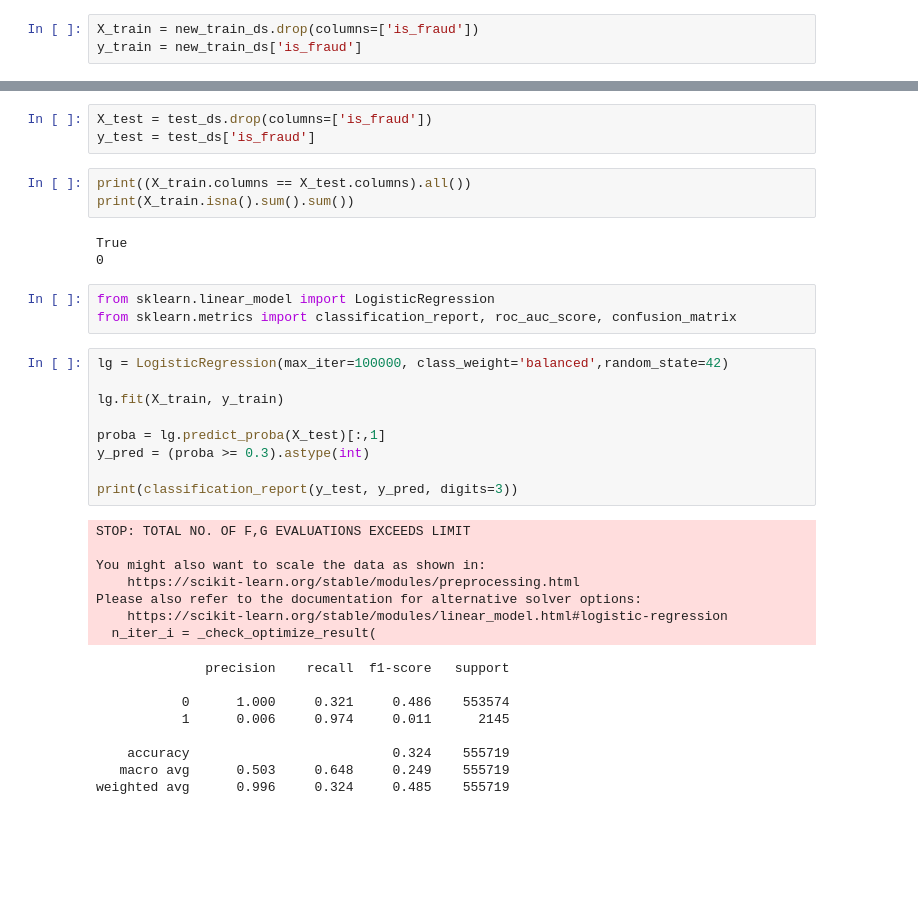
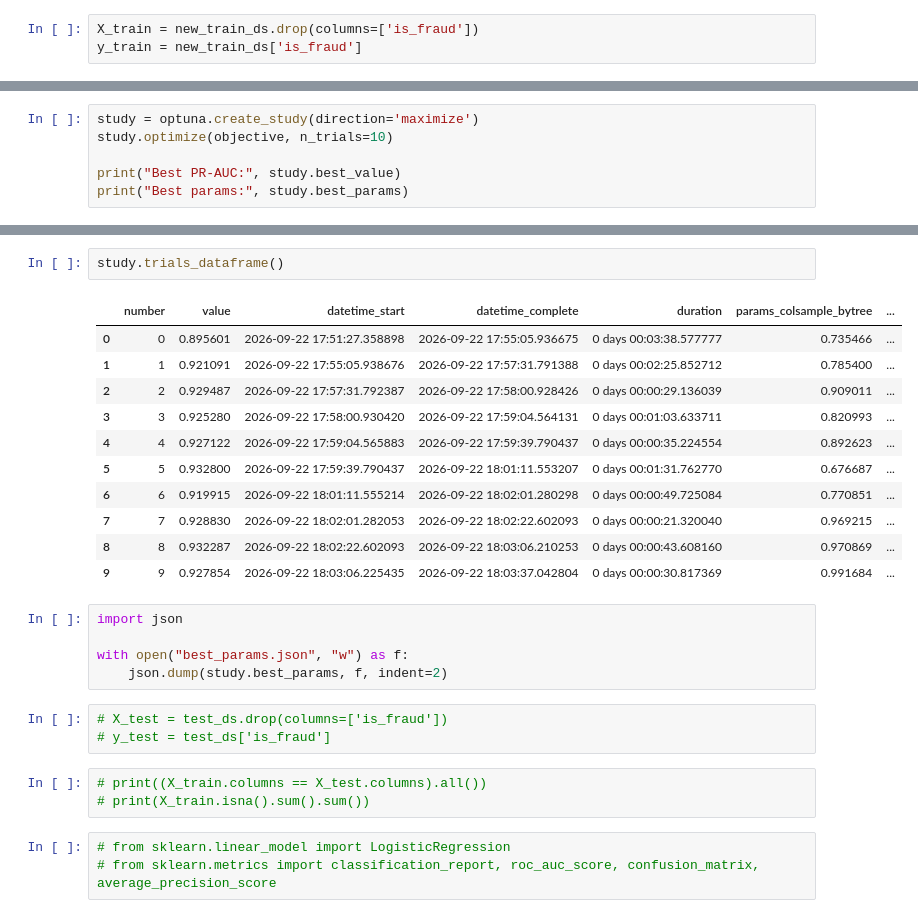
Before and after one commit to Jefferson-Aggor/fraud-detection, a Jupyter notebook: notebooks/model.ipynb, the cells around one changed output, grey strips where cells are left out. Drawn from its saved outputs; the diff is of its cells as text; blank space fills up the shorter version.

Commit message:
Fraud detection: testing

```diff
--- a/notebooks/model.ipynb
+++ b/notebooks/model.ipynb
@@ -721,0 +932,6 @@ y_train = new_train_ds['is_fraud']
+# %%
+study = optuna.create_study(direction='maximize')
+study.optimize(objective, n_trials=10)
+
+print("Best PR-AUC:", study.best_value)
+print("Best params:", study.best_params)
@@ -722,38 +963,29 @@ y_train = new_train_ds['is_fraud']
+# %%
+study.trials_dataframe()
+# %% [output]
+|  | number | value | datetime_start | datetime_complete | duration | params_colsample_bytree | ... |
+| 0 | 0 | 0.895601 | 2026-09-22 17:51:27.358898 | 2026-09-22 17:55:05.936675 | 0 days 00:03:38.577777 | 0.735466 | ... |
+| 1 | 1 | 0.921091 | 2026-09-22 17:55:05.938676 | 2026-09-22 17:57:31.791388 | 0 days 00:02:25.852712 | 0.785400 | ... |
+| 2 | 2 | 0.929487 | 2026-09-22 17:57:31.792387 | 2026-09-22 17:58:00.928426 | 0 days 00:00:29.136039 | 0.909011 | ... |
+| 3 | 3 | 0.925280 | 2026-09-22 17:58:00.930420 | 2026-09-22 17:59:04.564131 | 0 days 00:01:03.633711 | 0.820993 | ... |
+| 4 | 4 | 0.927122 | 2026-09-22 17:59:04.565883 | 2026-09-22 17:59:39.790437 | 0 days 00:00:35.224554 | 0.892623 | ... |
+| 5 | 5 | 0.932800 | 2026-09-22 17:59:39.790437 | 2026-09-22 18:01:11.553207 | 0 days 00:01:31.762770 | 0.676687 | ... |
+| 6 | 6 | 0.919915 | 2026-09-22 18:01:11.555214 | 2026-09-22 18:02:01.280298 | 0 days 00:00:49.725084 | 0.770851 | ... |
+| 7 | 7 | 0.928830 | 2026-09-22 18:02:01.282053 | 2026-09-22 18:02:22.602093 | 0 days 00:00:21.320040 | 0.969215 | ... |
+| 8 | 8 | 0.932287 | 2026-09-22 18:02:22.602093 | 2026-09-22 18:03:06.210253 | 0 days 00:00:43.608160 | 0.970869 | ... |
+| 9 | 9 | 0.927854 | 2026-09-22 18:03:06.225435 | 2026-09-22 18:03:37.042804 | 0 days 00:00:30.817369 | 0.991684 | ... |
+# %%
+import json
+
+with open("best_params.json", "w") as f:
+    json.dump(study.best_params, f, indent=2)
 # %%
-X_test = test_ds.drop(columns=['is_fraud'])
-y_test = test_ds['is_fraud']
+# X_test = test_ds.drop(columns=['is_fraud'])
+# y_test = test_ds['is_fraud']
 # %%
-print((X_train.columns == X_test.columns).all())
-print(X_train.isna().sum().sum())
+# print((X_train.columns == X_test.columns).all())
+# print(X_train.isna().sum().sum())
-# %% [output]
-True
-0
 # %%
-from sklearn.linear_model import LogisticRegression
-from sklearn.metrics import classification_report, roc_auc_score, confusion_matrix
+# from sklearn.linear_model import LogisticRegression
+# from sklearn.metrics import classification_report, roc_auc_score, confusion_matrix, average_precision_score
-# %%
-lg = LogisticRegression(max_iter=100000, class_weight='balanced',random_state=42)
-
-lg.fit(X_train, y_train)
-
-proba = lg.predict_proba(X_test)[:,1]
-y_pred = (proba >= 0.3).astype(int)
-
-print(classification_report(y_test, y_pred, digits=3))
-# %% [output]
-STOP: TOTAL NO. OF F,G EVALUATIONS EXCEEDS LIMIT
-
-You might also want to scale the data as shown in:
-    https://scikit-learn.org/stable/modules/preprocessing.html
-Please also refer to the documentation for alternative solver options:
-    https://scikit-learn.org/stable/modules/linear_model.html#logistic-regression
-  n_iter_i = _check_optimize_result(
-              precision    recall  f1-score   support
-
-           0      1.000     0.321     0.486    553574
-           1      0.006     0.974     0.011      2145
-
-    accuracy                          0.324    555719
-   macro avg      0.503     0.648     0.249    555719
-weighted avg      0.996     0.324     0.485    555719
 # %%
```
Also changed, not shown: parts of 38 cells of this notebook, 1 other file.
